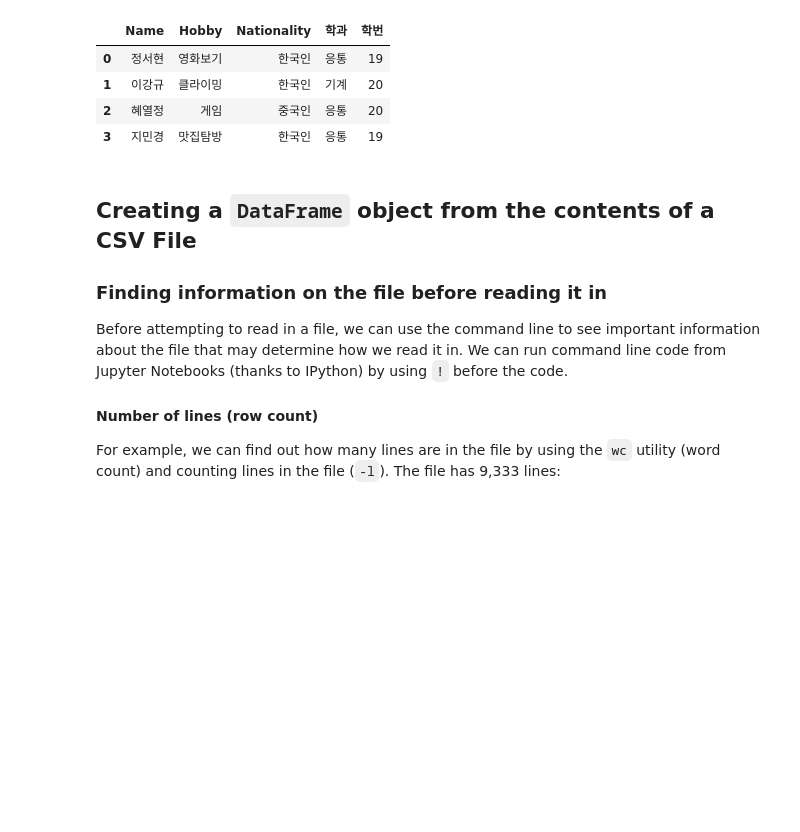
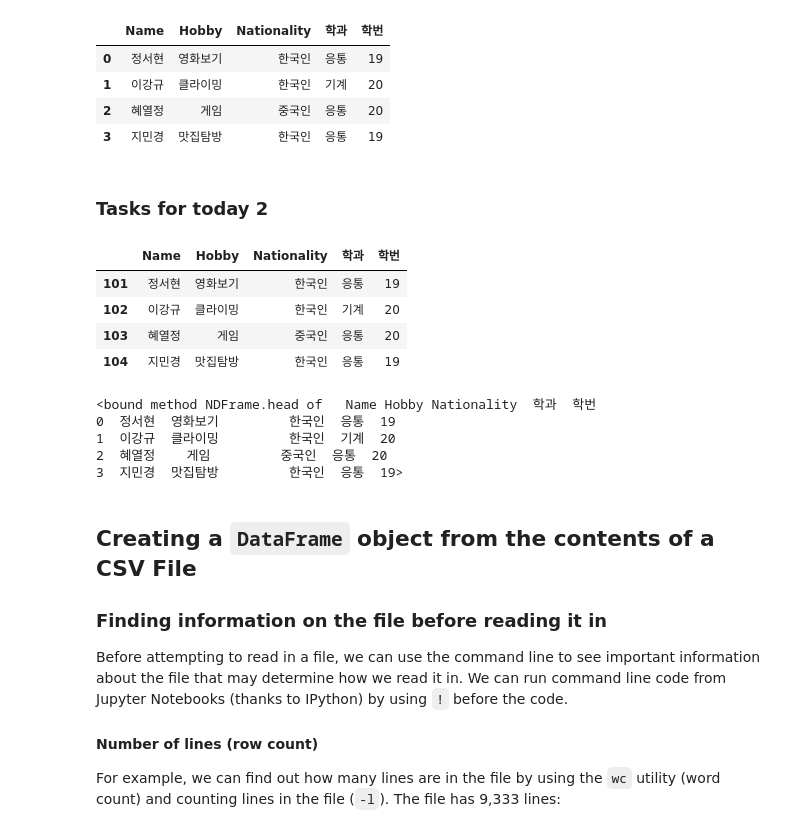
Before and after one commit to jsh1021902/ai_for_machine_learning, a Jupyter notebook: week2/2-creating_dataframes.ipynb, the cells around one changed output. Drawn from its saved outputs; the diff is of its cells as text; code cells hidden in the pictures; blank space fills up the shorter version.

```diff
--- a/week2/2-creating_dataframes.ipynb
+++ b/week2/2-creating_dataframes.ipynb
@@ -190,7 +190,8 @@ data = {
     "Hobby": ["영화보기", "클라이밍", "게임", "맛집탐방"],
     "Nationality": ["한국인", "한국인", "중국인", "한국인"],
     "학과": ["응통", "기계", "응통", "응통"],
-    "학번": ["19", "20", "20", "19"]
+    "학번": ["19", "20", "20", "19"],
+    "지역": ["서울", "서울", "서울", "인천"]
 }
 
 team_df = pd.DataFrame(data)
@@ -222,12 +205,15 @@ team_df_random
+# %% [markdown]
+### Tasks for today 2
 # %%
-# Define a new index
-new_index = pd.date_range(
-    start=dt.date(2023, 9, 9),
-    freq='1D',
-    periods=5,
-    name='Join Date'
-)
+# Define a new custom index
+new_index = range(101, 101 + len(team_df))
 
 # Assign the new index to the dataframe
-team_df_random = team_df_random.set_index(new_index)
-team_df_random
+team_df.index = new_index
+team_df
+# %% [output]
+|  | Name | Hobby | Nationality | 학과 | 학번 |
+| 101 | 정서현 | 영화보기 | 한국인 | 응통 | 19 |
+| 102 | 이강규 | 클라이밍 | 한국인 | 기계 | 20 |
+| 103 | 혜열정 | 게임 | 중국인 | 응통 | 20 |
+| 104 | 지민경 | 맛집탐방 | 한국인 | 응통 | 19 |
@@ -234,3 +226,11 @@ team_df_random
+# %%
+df.head
+# %% [output]
+<bound method NDFrame.head of   Name Hobby Nationality  학과  학번
+0  정서현  영화보기         한국인  응통  19
+1  이강규  클라이밍         한국인  기계  20
+2  혜열정    게임         중국인  응통  20
+3  지민경  맛집탐방         한국인  응통  19>
 # %% [markdown]
 ## Creating a `DataFrame` object from the contents of a CSV File
 
```
Also changed, not shown: parts of 3 cells of this notebook.
